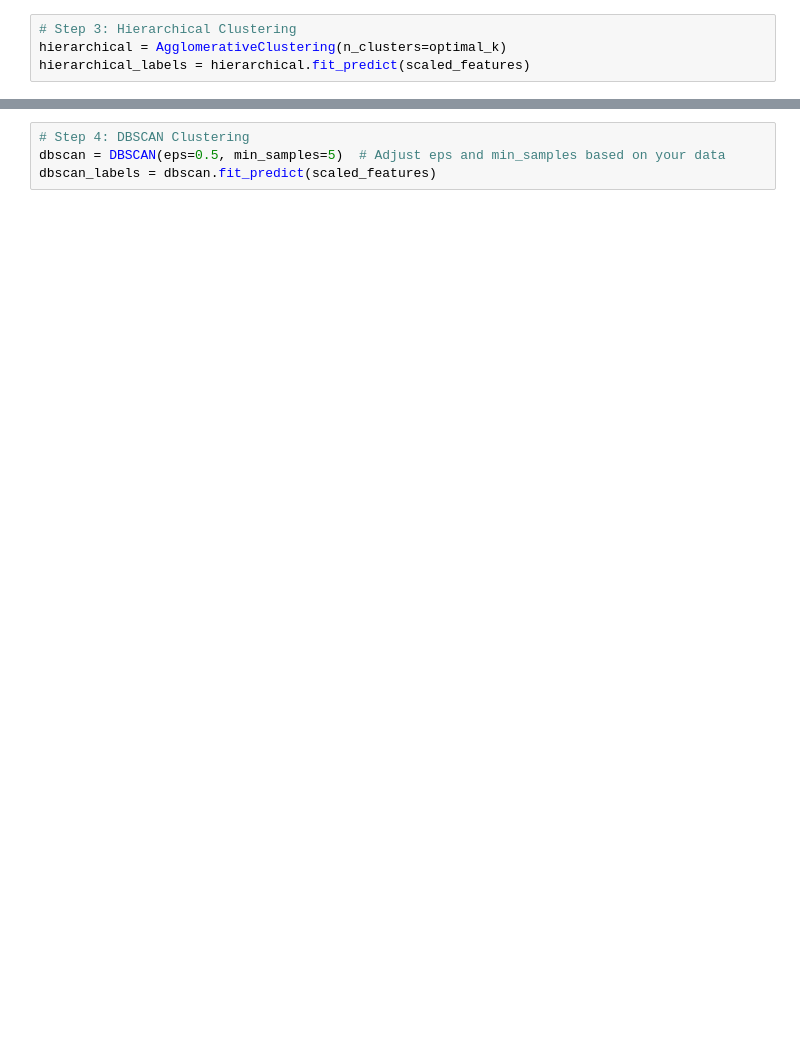
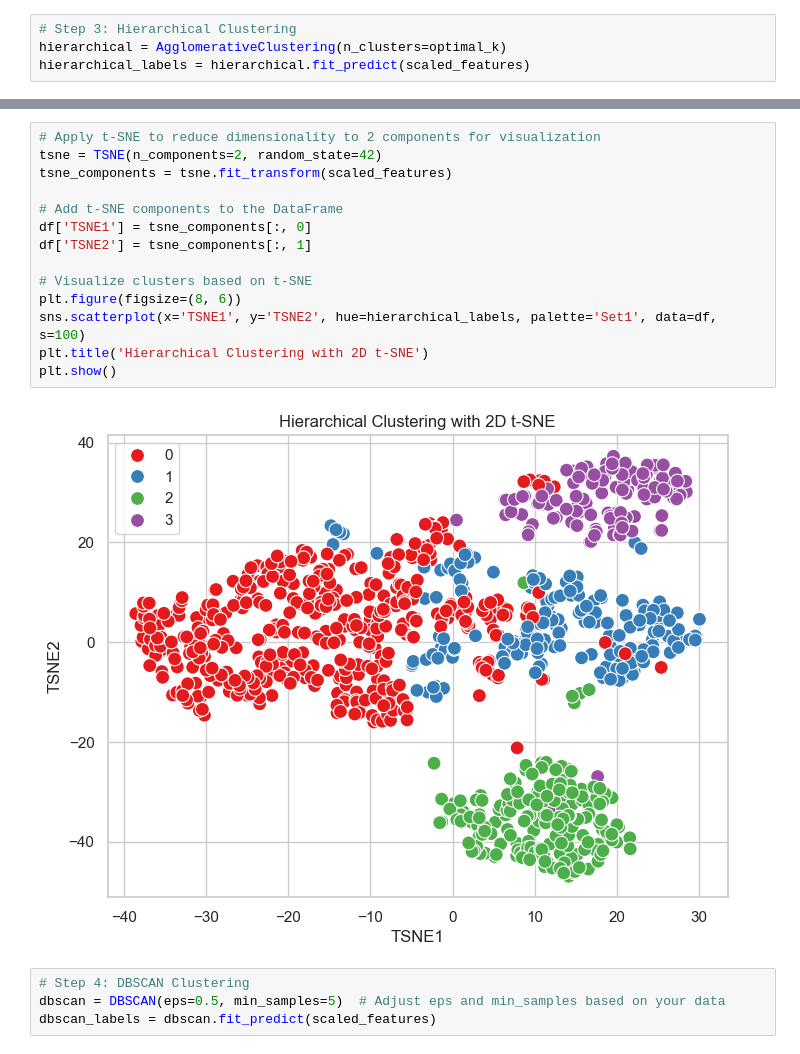
Before and after one commit to ZigaLarissa/heart-disease-analysis, a Jupyter notebook: model.ipynb, the cells around one changed output, grey strips where cells are left out. Cells and saved outputs as stored; diff of their text form; blank space fills up the shorter version.

```diff
--- a/model.ipynb
+++ b/model.ipynb
@@ -233,3 +281,19 @@ hierarchical_labels = hierarchical.fit_predict(scaled_features)
+# %%
+# Apply t-SNE to reduce dimensionality to 2 components for visualization
+tsne = TSNE(n_components=2, random_state=42)
+tsne_components = tsne.fit_transform(scaled_features)
+
+# Add t-SNE components to the DataFrame
+df['TSNE1'] = tsne_components[:, 0]
+df['TSNE2'] = tsne_components[:, 1]
+
+# Visualize clusters based on t-SNE
+plt.figure(figsize=(8, 6))
+sns.scatterplot(x='TSNE1', y='TSNE2', hue=hierarchical_labels, palette='Set1', data=df, s=100)
+plt.title('Hierarchical Clustering with 2D t-SNE')
+plt.show()
+# %% [output]
+[figure, added]
 # %%
 # Step 4: DBSCAN Clustering
 dbscan = DBSCAN(eps=0.5, min_samples=5)  # Adjust eps and min_samples based on your data
```
Also changed, not shown: parts of 7 cells of this notebook.
